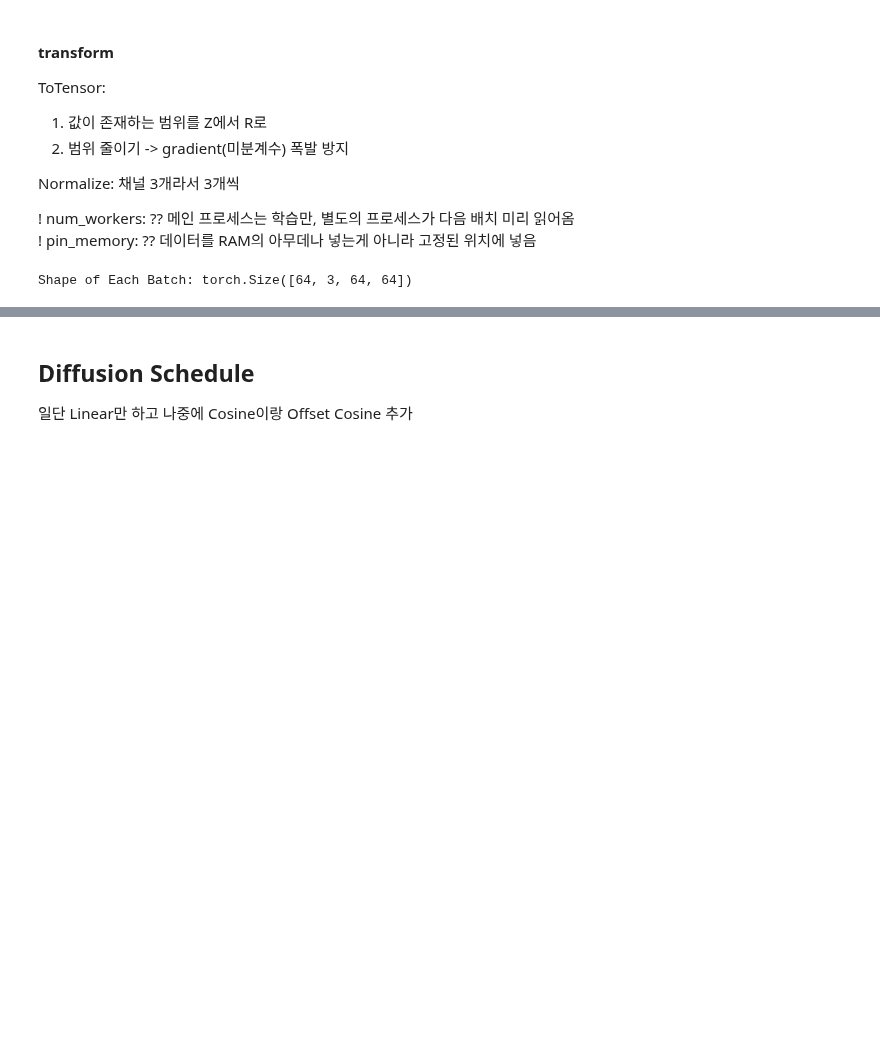
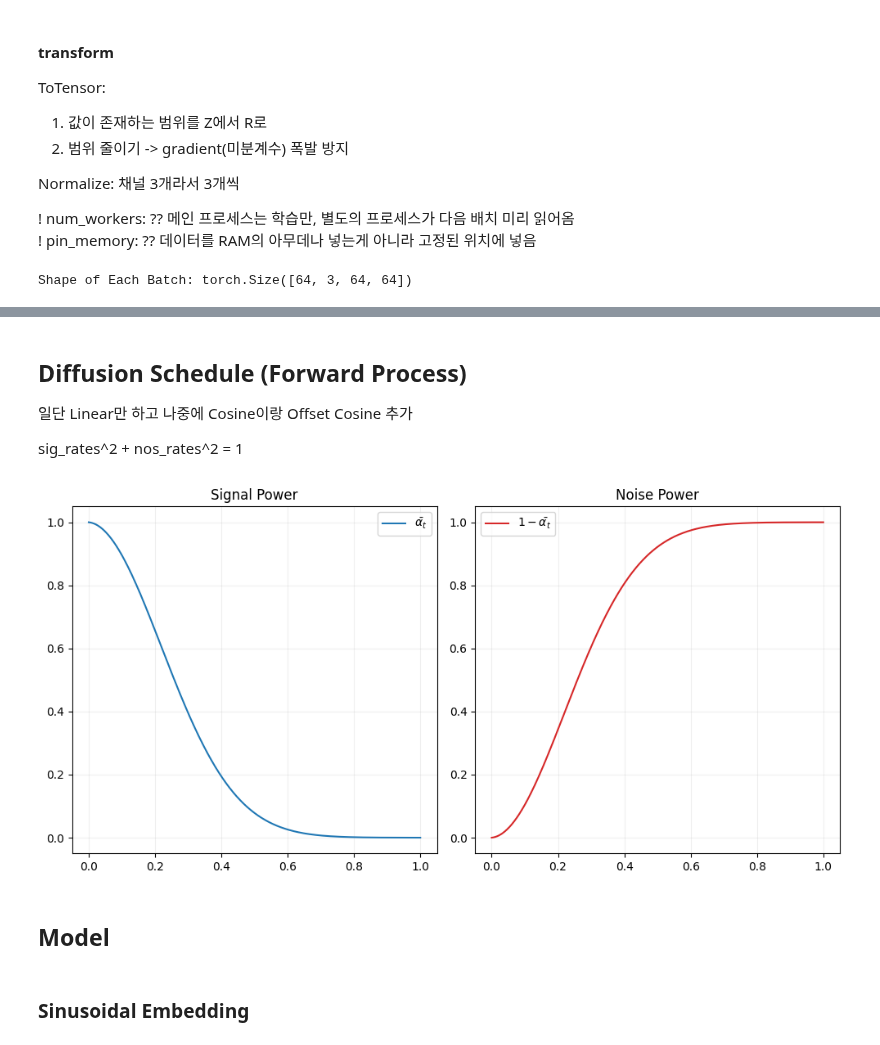
Before and after one commit to FLUOLANET/Oxford_102_Flower_Tiny_DDPM, a Jupyter notebook: Oxford_102_Flower_Tiny_DDPM.ipynb, the cells around one changed output, grey strips where cells are left out. Drawn from its saved outputs; the diff is of its cells as text; code cells hidden in the pictures; blank space fills up the shorter version.

Commit message:
Sinusoidal embedding

```diff
--- a/Oxford_102_Flower_Tiny_DDPM.ipynb
+++ b/Oxford_102_Flower_Tiny_DDPM.ipynb
@@ -78,3 +79,47 @@ plt.show()
 # %% [markdown]
-## Diffusion Schedule
+## Diffusion Schedule (Forward Process)
 일단 Linear만 하고 나중에 Cosine이랑 Offset Cosine 추가
+
+sig_rates^2 + nos_rates^2 = 1
+# %%
+def linear_diffusion_schedule(T=1000):
+  # beta rates
+  min_beta = 0.0001
+  max_beta = 0.02
+
+  # betas, alphas, alpha_bars
+  betas = torch.linspace(min_beta, max_beta, T)
+  alphas = 1 - betas
+  alpha_bars = torch.cumprod(alphas, dim=0)
+
+  # signal rates, noise rates
+  signal_rates = torch.sqrt(alpha_bars)
+  noise_rates = torch.sqrt(1 - alpha_bars)
+
+  return signal_rates, noise_rates # shape: torch.Size([1000])
+# %%
+# visualize signal power & noise power
+timesteps = torch.linspace(0, 1, 1000)
+sig_rates, nos_rates = linear_diffusion_schedule()
+fig, axes = plt.subplots(1, 2, figsize=(10, 5))
+
+## plot signal power
+axes[0].plot(timesteps, sig_rates**2, color="tab:blue", label=r"$\bar{\alpha_t}$")
+axes[0].legend()
+axes[0].set_title("Signal Power")
+axes[0].grid(True, alpha=0.2)
+
+## plot noise power
+axes[1].plot(timesteps, nos_rates**2, color="tab:red", label=r"$1-\bar{\alpha_t}$")
+axes[1].legend()
+axes[1].set_title("Noise Power")
+axes[1].grid(True, alpha=0.2)
+
+plt.tight_layout()
+plt.show()
+# %% [output]
+[figure, added]
+# %% [markdown]
+## Model
+# %% [markdown]
+### Sinusoidal Embedding
```
Also changed, not shown: parts of 7 cells of this notebook.
